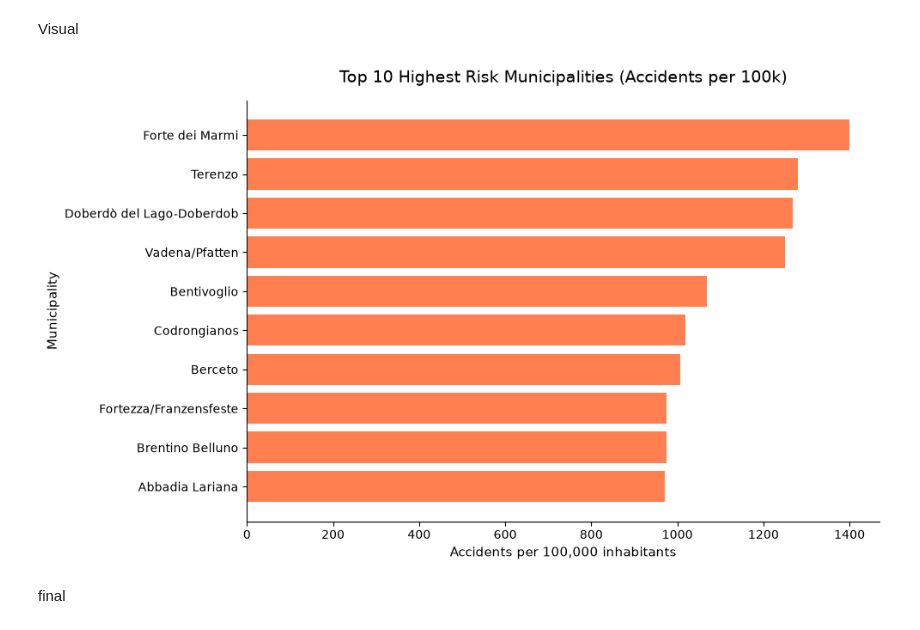
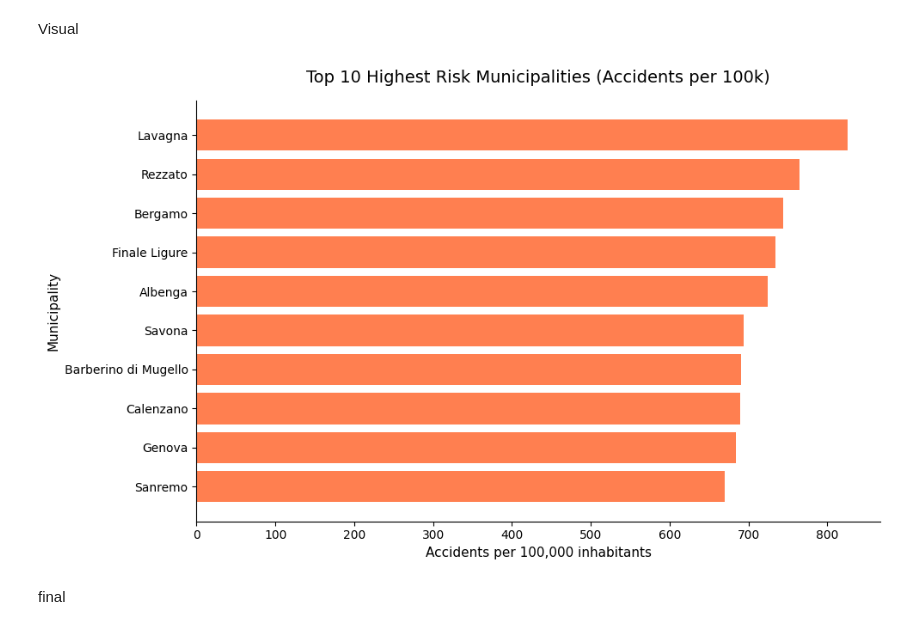
Before and after one commit to francesco-mauro/capston_project_final, a Jupyter notebook: main.ipynb, the cells around one changed output. Saved outputs shown, nothing was run; the diff lists cells and outputs as text; code cells hidden in the pictures.

```diff
--- a/main.ipynb
+++ b/main.ipynb
@@ -245,32 +275,32 @@ Visual
 # %%
 # Data prep
 
-# Filter < 1000 inhabitants Sort by the highest risk
-valid_municipalities = kpi_df[kpi_df["population"] > 1000]
+# Filter 10000 inhabitants Sort by the highest risk
+valid_municipalities = kpi_df[kpi_df["population"] > 10000]
 sorted_risk = valid_municipalities.sort_values(by="accidents_per_100k", ascending=False)
 
 # check
 top_10_risk = sorted_risk.head(10)
 
 # 2. Chart
 fig, ax = plt.subplots(figsize=(10, 6))
 bars = ax.barh(top_10_risk["city_name"][::-1], top_10_risk["accidents_per_100k"][::-1], color='coral')
 
 
 # Formatting
 ax.set_title("Top 10 Highest Risk Municipalities (Accidents per 100k)", fontsize=14, pad=15)
 ax.set_xlabel("Accidents per 100,000 inhabitants", fontsize=11)
 ax.set_ylabel("Municipality", fontsize=11)
 
 
 ax.spines['top'].set_visible(False)
 ax.spines['right'].set_visible(False)
 
 
 plt.tight_layout()
 plt.show()
 # %% [output]
-[figure, old version]
+[figure, new version]
 # %% [markdown]
 final
 # %% [markdown]
```
Also changed, not shown: parts of 7 cells of this notebook, 2 other files.
